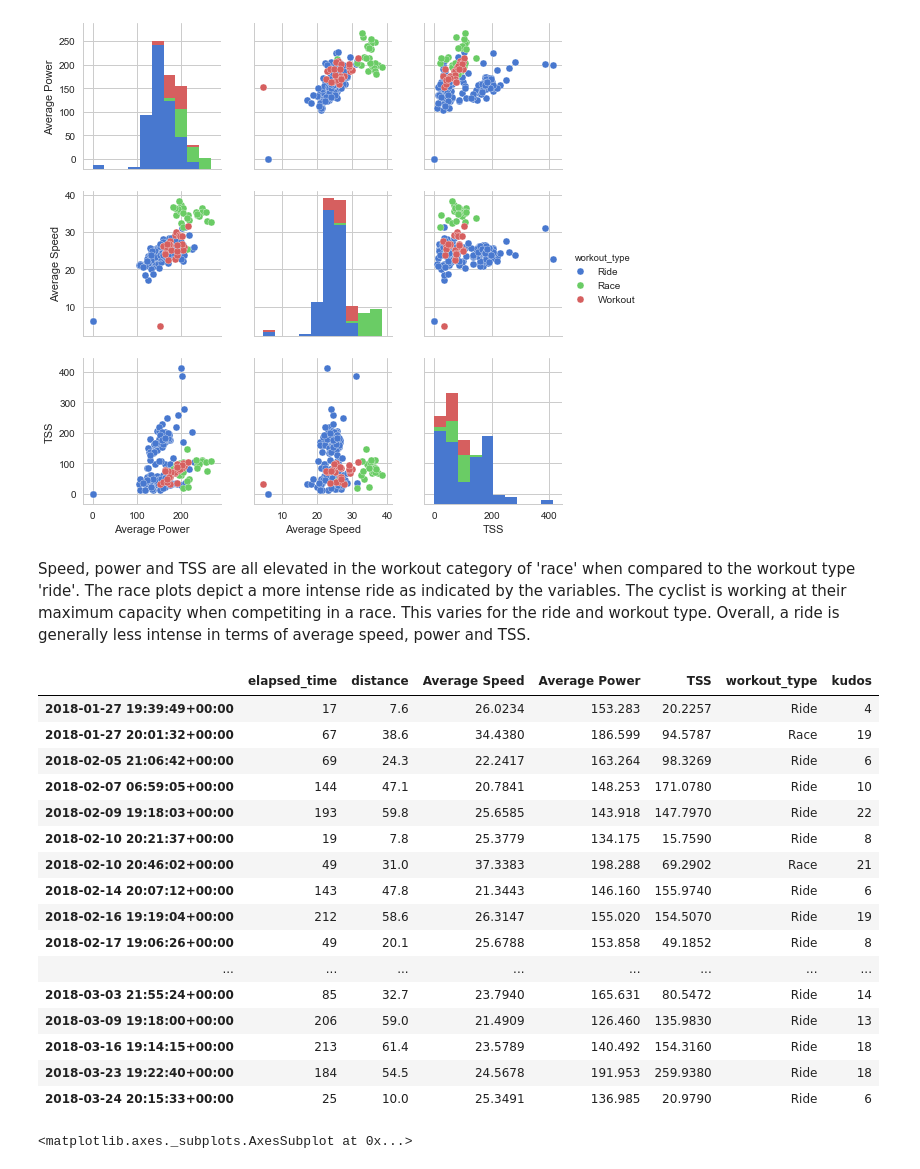
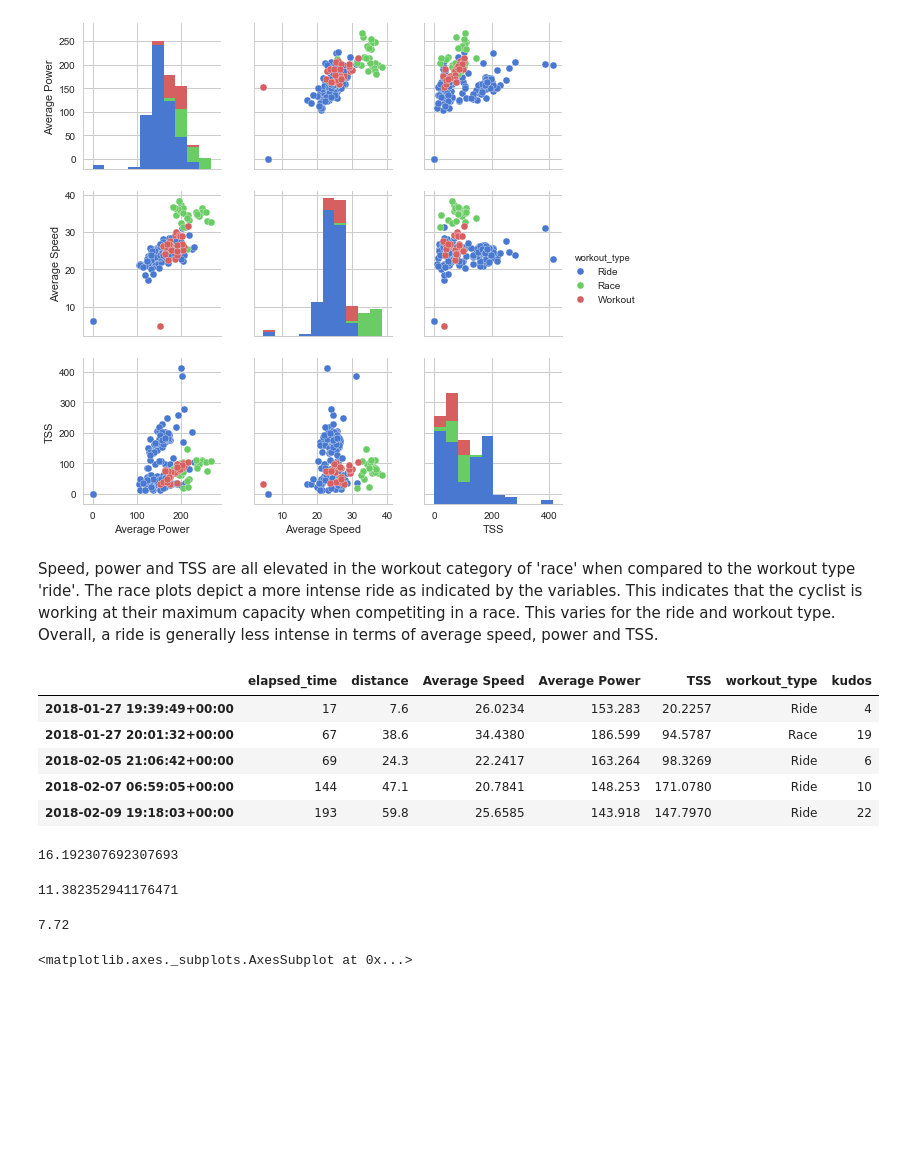
Before and after one commit to arianaroz/comp257-portfolio-2019, a Jupyter notebook: Portfolio 1.ipynb, the cells around one changed output. Cells and saved outputs as stored; diff of their text form; code cells hidden in the pictures; blank space fills up the shorter version.

```diff
--- a/Portfolio 1.ipynb
+++ b/Portfolio 1.ipynb
@@ -193,9 +182,7 @@ key_variables.plot.scatter(x='Average Speed', y='TSS')
 [figure]
 # %%
 #convert elevation_gain from string to float value
-new_df['elevation_gain']=new_df['elevation_gain'].replace("m","").astype('float64')
-
-
+new_df['elevation_gain'].astype(str).str.replace("m", "").astype('float64')
 
 variables = new_df[['distance','moving_time','Average Speed','average_heartrate', 'Average Power', 'elevation_gain','NP', 'TSS']]
 
@@ -237,26 +224,33 @@ sns.pairplot(diag_kind = 'hist', data=workout_type, hue='workout_type')
 <seaborn.axisgrid.PairGrid at 0x...>
 [figure]
 # %% [markdown]
-Speed, power and TSS are all elevated in the workout category of 'race' when compared to the workout type 'ride'. The race plots depict a more intense ride as indicated by the variables. The cyclist is working at their maximum capacity when competiting in a race. This varies for the ride and workout type. Overall, a ride is generally less intense in terms of average speed, power and TSS.
+Speed, power and TSS are all elevated in the workout category of 'race' when compared to the workout type 'ride'. The race plots depict a more intense ride as indicated by the variables. This indicates that the cyclist is working at their maximum capacity when competiting in a race. This varies for the ride and workout type. Overall, a ride is generally less intense in terms of average speed, power and TSS.
 # %%
 kudos = new_df[['elapsed_time','distance','Average Speed','Average Power','TSS', 'workout_type', 'kudos']]
-kudos.head(20)
+kudos.head()
 # %% [output]
 |  | elapsed_time | distance | Average Speed | Average Power | TSS | workout_type | kudos |
 | 2018-01-27 19:39:49+00:00 | 17 | 7.6 | 26.0234 | 153.283 | 20.2257 | Ride | 4 |
 | 2018-01-27 20:01:32+00:00 | 67 | 38.6 | 34.4380 | 186.599 | 94.5787 | Race | 19 |
 | 2018-02-05 21:06:42+00:00 | 69 | 24.3 | 22.2417 | 163.264 | 98.3269 | Ride | 6 |
 | 2018-02-07 06:59:05+00:00 | 144 | 47.1 | 20.7841 | 148.253 | 171.0780 | Ride | 10 |
 | 2018-02-09 19:18:03+00:00 | 193 | 59.8 | 25.6585 | 143.918 | 147.7970 | Ride | 22 |
-| 2018-02-10 20:21:37+00:00 | 19 | 7.8 | 25.3779 | 134.175 | 15.7590 | Ride | 8 |
-| 2018-02-10 20:46:02+00:00 | 49 | 31.0 | 37.3383 | 198.288 | 69.2902 | Race | 21 |
-| 2018-02-14 20:07:12+00:00 | 143 | 47.8 | 21.3443 | 146.160 | 155.9740 | Ride | 6 |
-| 2018-02-16 19:19:04+00:00 | 212 | 58.6 | 26.3147 | 155.020 | 154.5070 | Ride | 19 |
-| 2018-02-17 19:06:26+00:00 | 49 | 20.1 | 25.6788 | 153.858 | 49.1852 | Ride | 8 |
-| ... | ... | ... | ... | ... | ... | ... | ... |
-| 2018-03-03 21:55:24+00:00 | 85 | 32.7 | 23.7940 | 165.631 | 80.5472 | Ride | 14 |
-| 2018-03-09 19:18:00+00:00 | 206 | 59.0 | 21.4909 | 126.460 | 135.9830 | Ride | 13 |
-| 2018-03-16 19:14:15+00:00 | 213 | 61.4 | 23.5789 | 140.492 | 154.3160 | Ride | 18 |
-| 2018-03-23 19:22:40+00:00 | 184 | 54.5 | 24.5678 | 191.953 | 259.9380 | Ride | 18 |
-| 2018-03-24 20:15:33+00:00 | 25 | 10.0 | 25.3491 | 136.985 | 20.9790 | Ride | 6 |
+# %%
+race = kudos[(kudos.workout_type == 'Race')]
+
+race['kudos'].mean()
+# %% [output]
+16.192307692307693
+# %%
+ride = kudos[(kudos.workout_type == 'Ride')]
+
+ride['kudos'].mean()
+# %% [output]
+11.382352941176471
+# %%
+workout = kudos[(kudos.workout_type == 'Workout')]
+
+workout['kudos'].mean()
+# %% [output]
+7.72
 # %%
```
Also changed, not shown: parts of 9 cells of this notebook.
